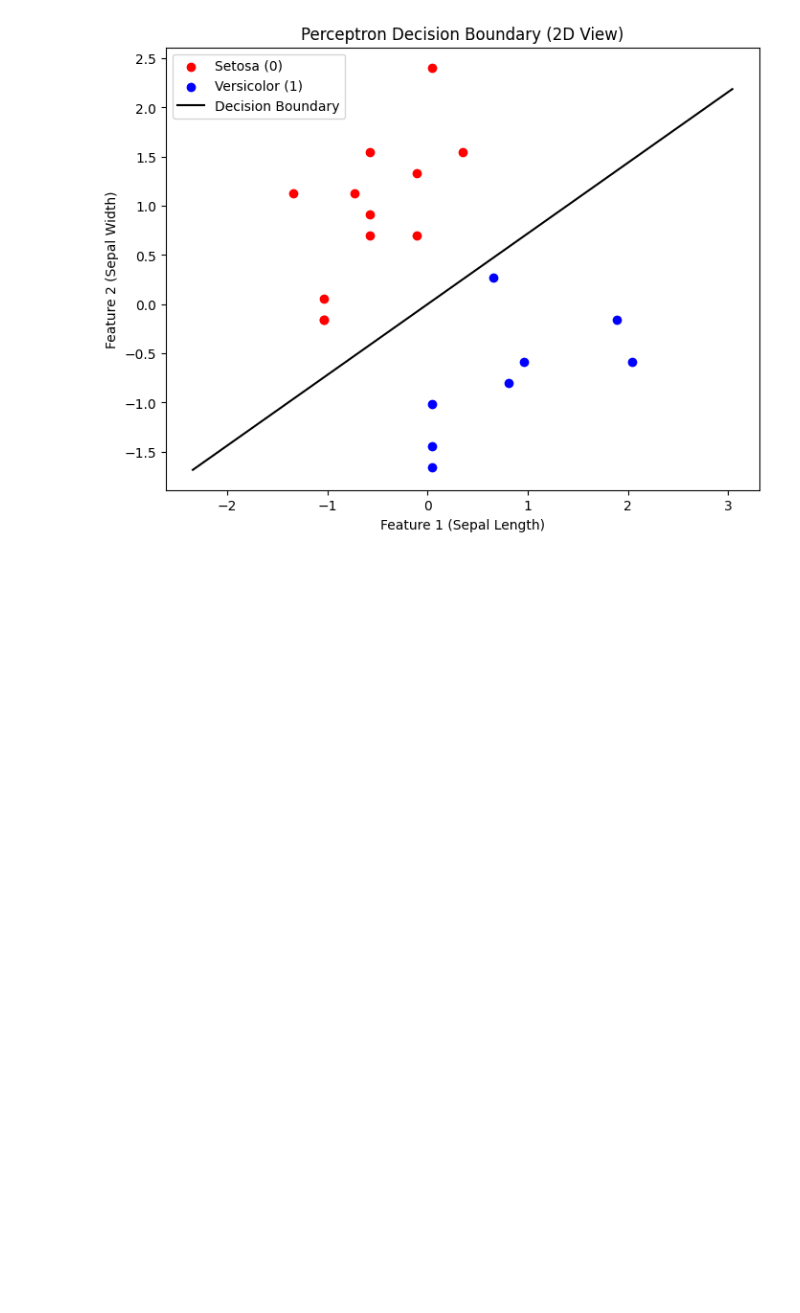
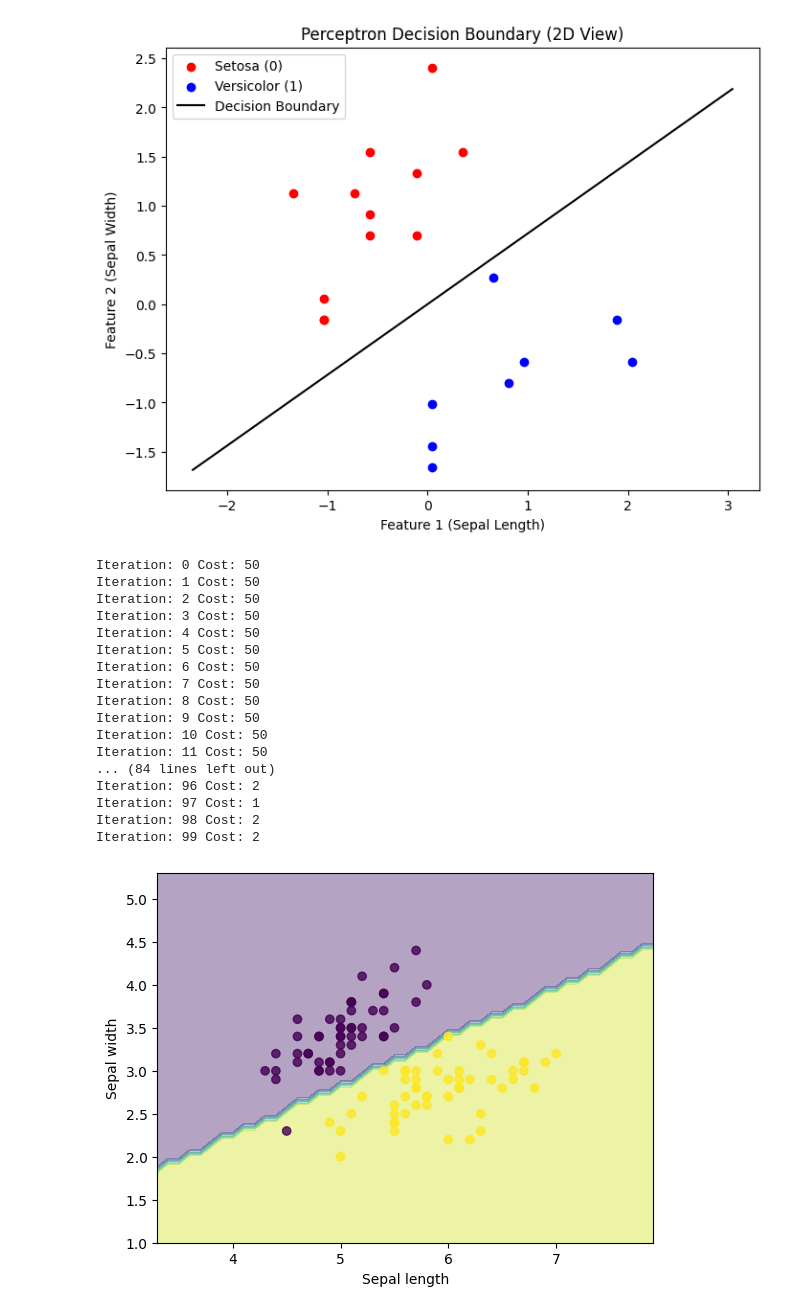
Before and after one commit to vishalbandaru02/Newpythonbot, a Jupyter notebook: Untitled11.ipynb, the cells around one changed output. Saved outputs shown, nothing was run; the diff lists cells and outputs as text; code cells hidden in the pictures; blank space fills up the shorter version.

```diff
--- a/Untitled11.ipynb
+++ b/Untitled11.ipynb
@@ -124,3 +124,59 @@ for activation in activation_functions:
 print("\nSummary of Results:")
 for key, value in results.items():
     print(f'Activation: {key[0]}, Optimizer: {key[1]}, Accuracy: {value:.4f}')
+# %%
+import numpy as np
+from sklearn.datasets import load_iris
+import matplotlib.pyplot as plt
+
+iris = load_iris()
+X = iris.data[:100, :2]
+y = iris.target[:100]
+
+learning_rate = 0.1
+num_iterations = 100
+weights = np.random.rand(2)
+
+def activation(x):
+    return np.where(x >= 0, 1, 0)
+
+for i in range(num_iterations):
+    gradient = np.zeros(2)
+    cost = 0
+    for j in range(len(X)):
+        output = activation(np.dot(X[j], weights))
+        error = y[j] - output
+        gradient += error * X[j]
+        cost += error ** 2
+    weights += learning_rate * gradient
+    print("Iteration:", i, "Cost:", cost)
+
+x_min, x_max = X[:, 0].min() - 1, X[:, 0].max() + 1
+y_min, y_max = X[:, 1].min() - 1, X[:, 1].max() + 1
+xx, yy = np.meshgrid(np.arange(x_min, x_max, 0.1), np.arange(y_min, y_max, 0.1))
+Z = activation(np.dot(np.c_[xx.ravel(), yy.ravel()], weights))
+Z = Z.reshape(xx.shape)
+plt.contourf(xx, yy, Z, alpha=0.4)
+plt.scatter(X[:, 0], X[:, 1], c=y, alpha=0.8)
+plt.xlabel("Sepal length")
+plt.ylabel("Sepal width")
+plt.show()
+# %% [output]
+Iteration: 0 Cost: 50
+Iteration: 1 Cost: 50
+Iteration: 2 Cost: 50
+Iteration: 3 Cost: 50
+Iteration: 4 Cost: 50
+Iteration: 5 Cost: 50
+Iteration: 6 Cost: 50
+Iteration: 7 Cost: 50
+Iteration: 8 Cost: 50
+Iteration: 9 Cost: 50
+Iteration: 10 Cost: 50
+Iteration: 11 Cost: 50
+... (84 lines left out)
+Iteration: 96 Cost: 2
+Iteration: 97 Cost: 1
+Iteration: 98 Cost: 2
+Iteration: 99 Cost: 2
+[figure, added]
```
